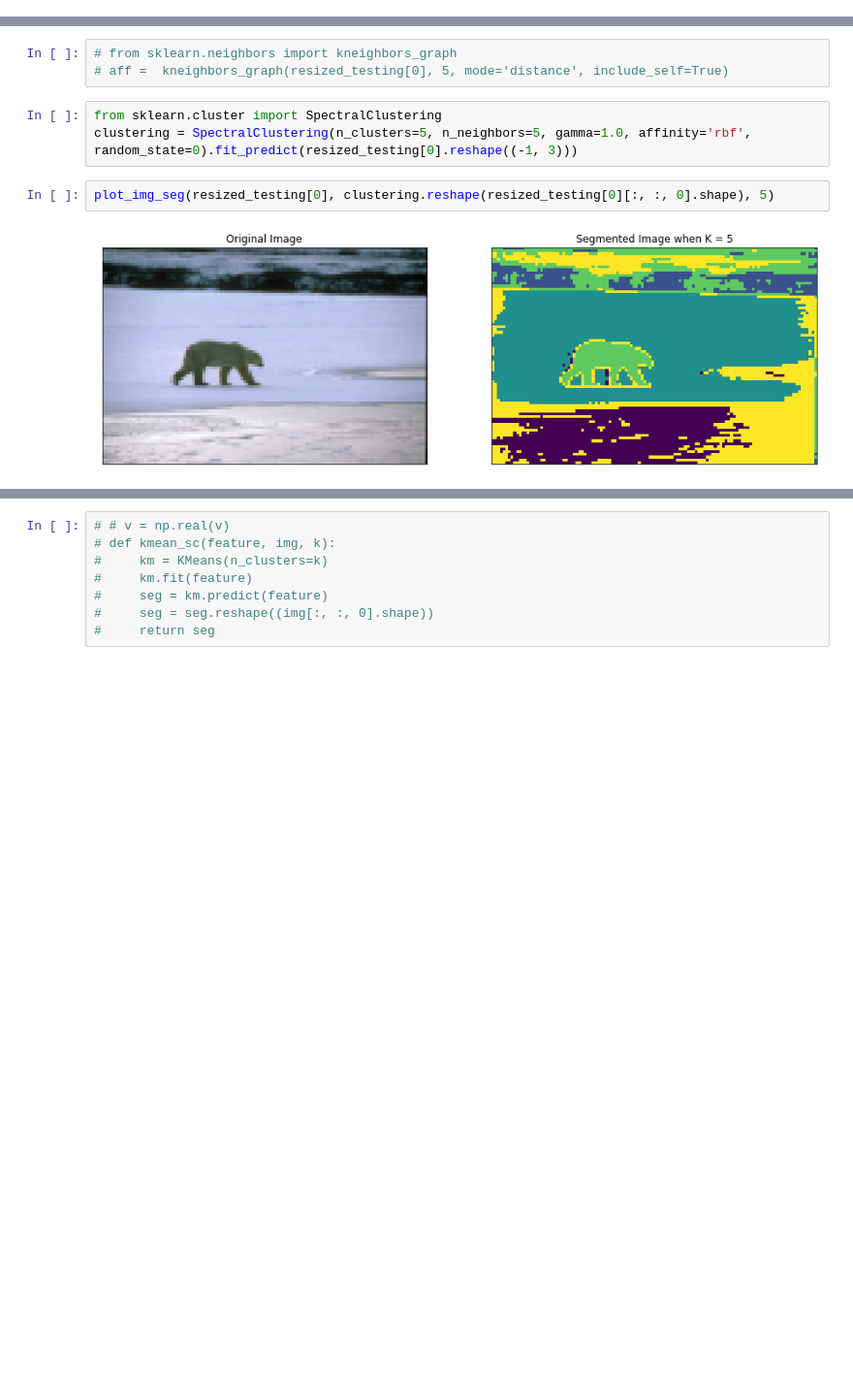
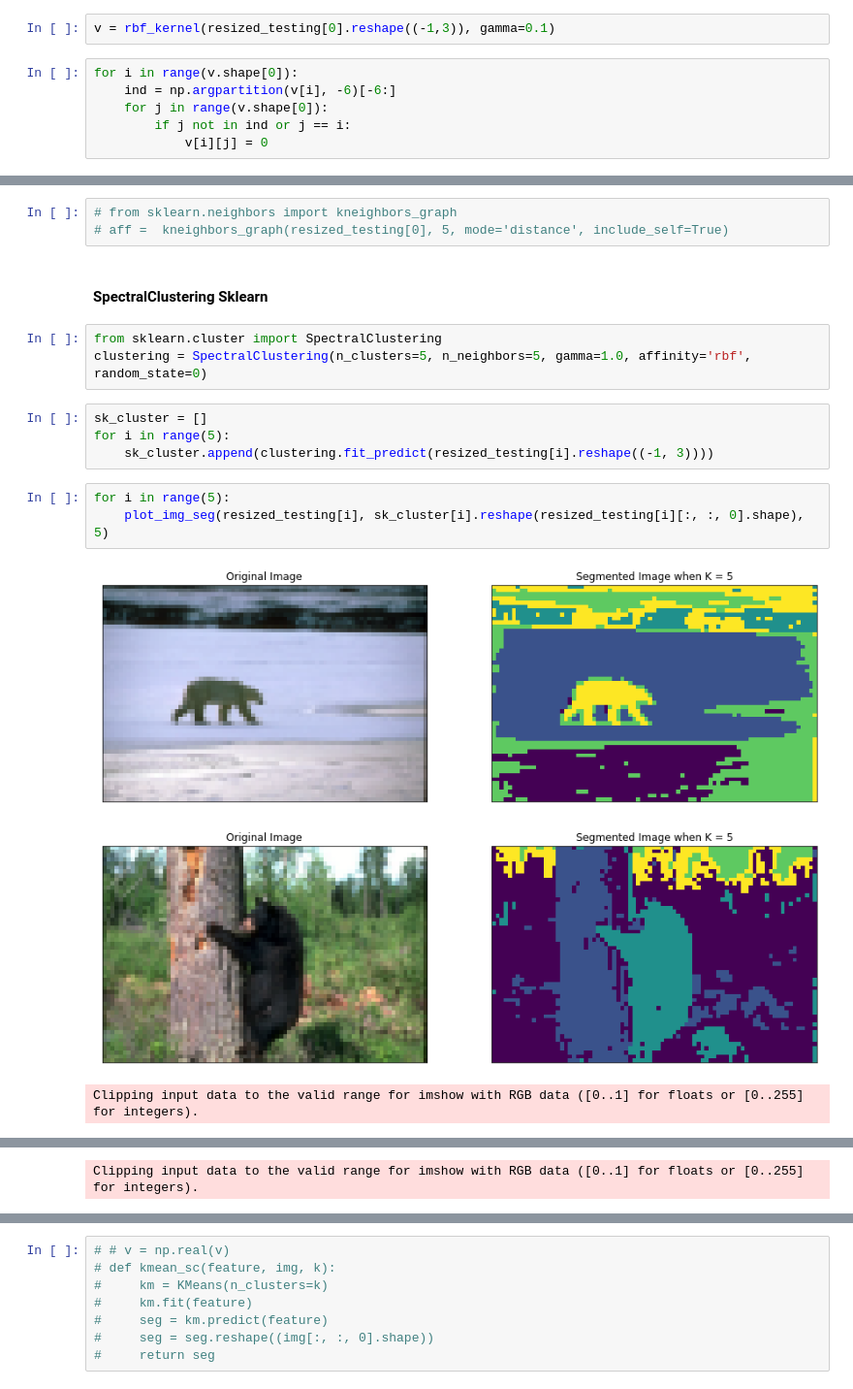
Before and after one commit to mohamed-zayton/Image_Segmentation, a Jupyter notebook: image_segmentation.ipynb, the cells around one changed output, grey strips where cells are left out. Shown at 97% size. Saved outputs shown, nothing was run; the diff lists cells and outputs as text; blank space fills up the shorter version.

```diff
--- a/image_segmentation.ipynb
+++ b/image_segmentation.ipynb
@@ -514,0 +455,8 @@ done kmean
+# %%
+v = rbf_kernel(resized_testing[0].reshape((-1,3)), gamma=0.1)
+# %%
+for i in range(v.shape[0]):
+    ind = np.argpartition(v[i], -6)[-6:]
+    for j in range(v.shape[0]):
+        if j not in ind or j == i:
+            v[i][j] = 0
@@ -519,10 +488,19 @@ done kmean
 # %%
 # from sklearn.neighbors import kneighbors_graph
 # aff =  kneighbors_graph(resized_testing[0], 5, mode='distance', include_self=True)
+# %% [markdown]
+#### SpectralClustering Sklearn
 # %%
 from sklearn.cluster import SpectralClustering
-clustering = SpectralClustering(n_clusters=5, n_neighbors=5, gamma=1.0, affinity='rbf',  random_state=0).fit_predict(resized_testing[0].reshape((-1, 3)))
+clustering = SpectralClustering(n_clusters=5, n_neighbors=5, gamma=1.0, affinity='rbf',  random_state=0)
+# %%
+sk_cluster = []
+for i in range(5):
+    sk_cluster.append(clustering.fit_predict(resized_testing[i].reshape((-1, 3))))
 # %%
-plot_img_seg(resized_testing[0], clustering.reshape(resized_testing[0][:, :, 0].shape), 5)
+for i in range(5):
+    plot_img_seg(resized_testing[i], sk_cluster[i].reshape(resized_testing[i][:, :, 0].shape), 5)
 # %% [output]
-[figure, old version]
+[figure, new version]
+[figure, added]
+Clipping input data to the valid range for imshow with RGB data ([0..1] for floats or [0..255] for integers).
@@ -528,0 +509 @@ plot_img_seg(resized_testing[0], clustering.reshape(resized_testing[0][:, :, 0].
+Clipping input data to the valid range for imshow with RGB data ([0..1] for floats or [0..255] for integers).
```
Also changed, not shown: parts of 54 cells of this notebook, 1 other file.
